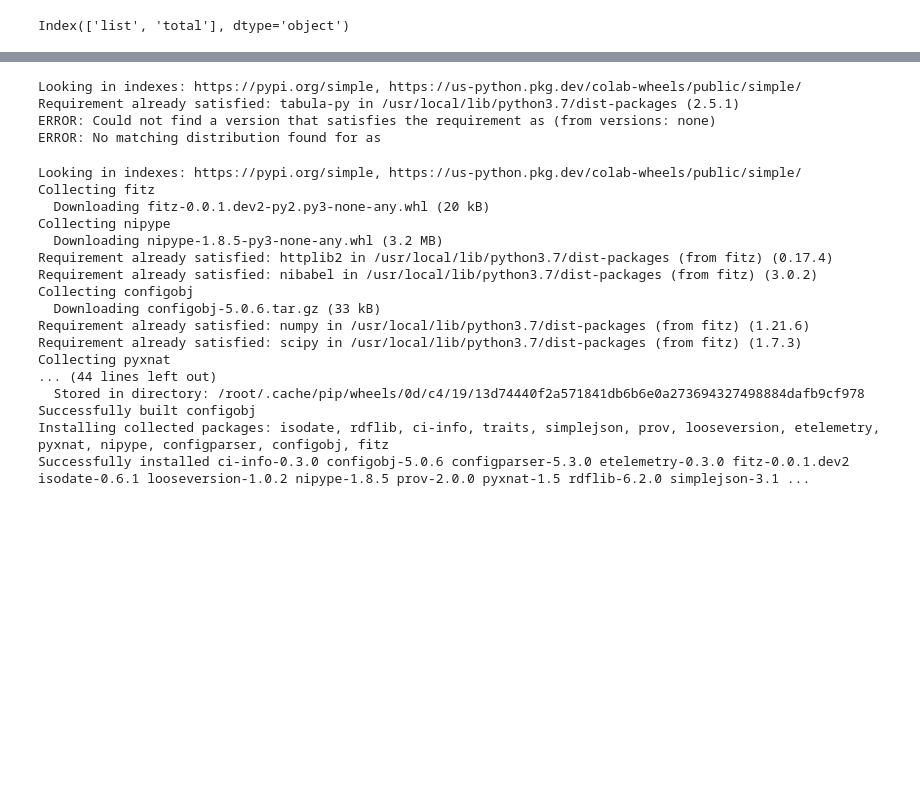
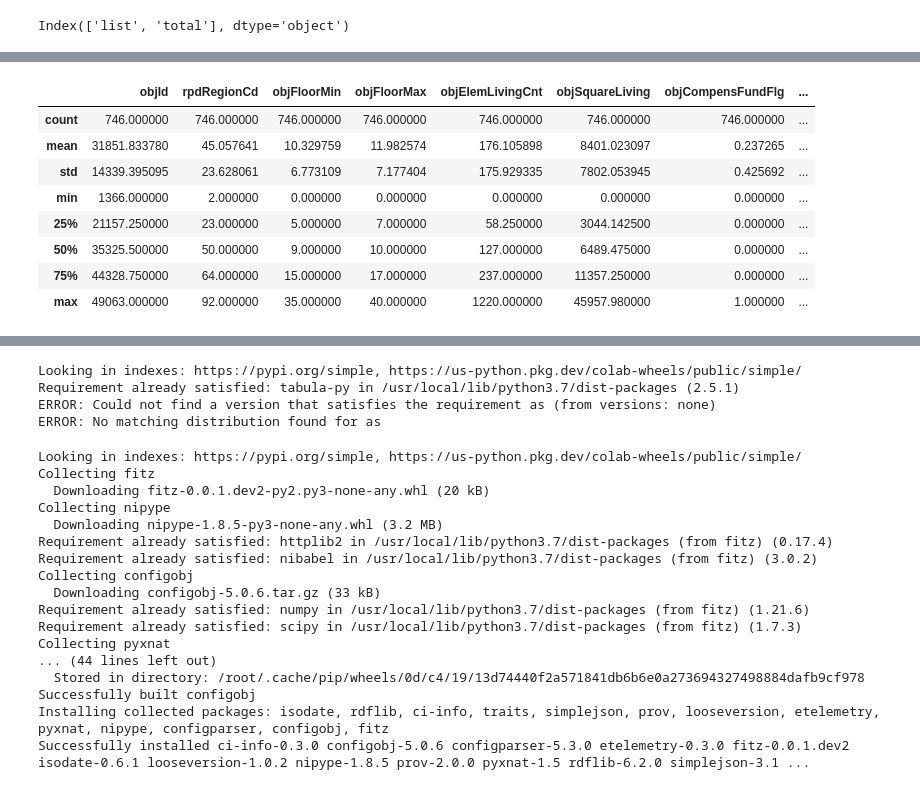
Before and after one commit to EvgenyBelov78/DA1, a Jupyter notebook: NDRF.ipynb, the cells around one changed output, grey strips where cells are left out. Drawn from its saved outputs; the diff is of its cells as text; code cells hidden in the pictures; blank space fills up the shorter version.

```diff
--- a/NDRF.ipynb
+++ b/NDRF.ipynb
@@ -88,0 +169,12 @@ TypeError: ignored
+# %%
+zastr.describe()
+# %% [output]
+|  | objId | rpdRegionCd | objFloorMin | objFloorMax | objElemLivingCnt | objSquareLiving | objCompensFundFlg | ... |
+| count | 746.000000 | 746.000000 | 746.000000 | 746.000000 | 746.000000 | 746.000000 | 746.000000 | ... |
+| mean | 31851.833780 | 45.057641 | 10.329759 | 11.982574 | 176.105898 | 8401.023097 | 0.237265 | ... |
+| std | 14339.395095 | 23.628061 | 6.773109 | 7.177404 | 175.929335 | 7802.053945 | 0.425692 | ... |
+| min | 1366.000000 | 2.000000 | 0.000000 | 0.000000 | 0.000000 | 0.000000 | 0.000000 | ... |
+| 25% | 21157.250000 | 23.000000 | 5.000000 | 7.000000 | 58.250000 | 3044.142500 | 0.000000 | ... |
+| 50% | 35325.500000 | 50.000000 | 9.000000 | 10.000000 | 127.000000 | 6489.475000 | 0.000000 | ... |
+| 75% | 44328.750000 | 64.000000 | 15.000000 | 17.000000 | 237.000000 | 11357.250000 | 0.000000 | ... |
+| max | 49063.000000 | 92.000000 | 35.000000 | 40.000000 | 1220.000000 | 45957.980000 | 1.000000 | ... |
```
Also changed, not shown: parts of 37 cells of this notebook.
